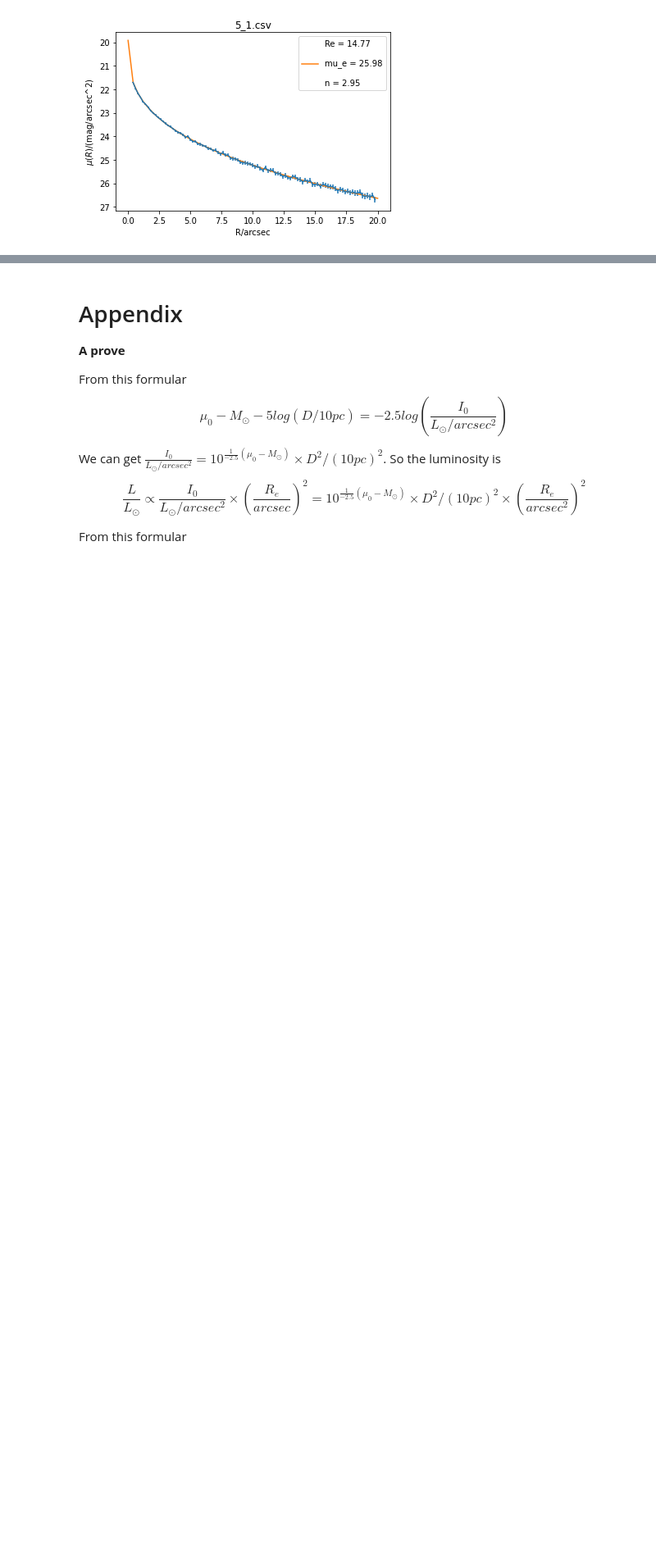
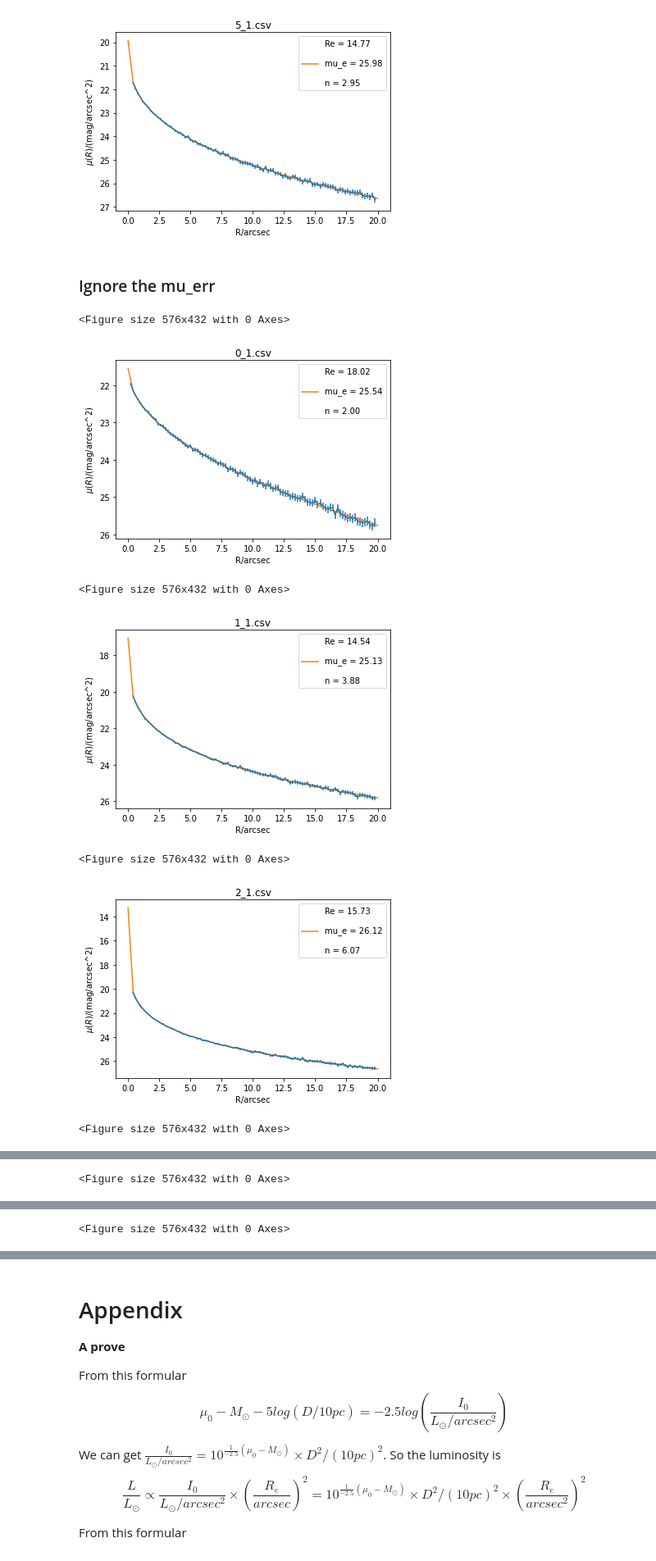
Before and after one commit to wsr1998/galaxy-physics, a Jupyter notebook: hw3.ipynb, the cells around one changed output, grey strips where cells are left out. Shown at 82% size. Saved outputs shown, nothing was run; the diff lists cells and outputs as text; code cells hidden in the pictures; blank space fills up the shorter version.

```diff
--- a/hw3.ipynb
+++ b/hw3.ipynb
@@ -179,3 +233,16 @@ result=get_sersic_params(loc_ls,output=False,output_plot=True)
 [figure]
 <Figure size 576x432 with 0 Axes>
 [figure]
+# %% [markdown]
+### Ignore the mu_err
+# %%
+loc_ls=[str(i)+'_1.csv' for i in range(0,6)]
+result=get_sersic_params(loc_ls,consider_err=False,output=False,output_plot=True)
+# %% [output]
+<Figure size 576x432 with 0 Axes>
+[figure, added]
+<Figure size 576x432 with 0 Axes>
+[figure, added]
+<Figure size 576x432 with 0 Axes>
+[figure, added]
+<Figure size 576x432 with 0 Axes>
@@ -181,0 +250 @@ result=get_sersic_params(loc_ls,output=False,output_plot=True)
+<Figure size 576x432 with 0 Axes>
@@ -181,0 +252 @@ result=get_sersic_params(loc_ls,output=False,output_plot=True)
+<Figure size 576x432 with 0 Axes>
```
Also changed, not shown: parts of 9 cells of this notebook.
